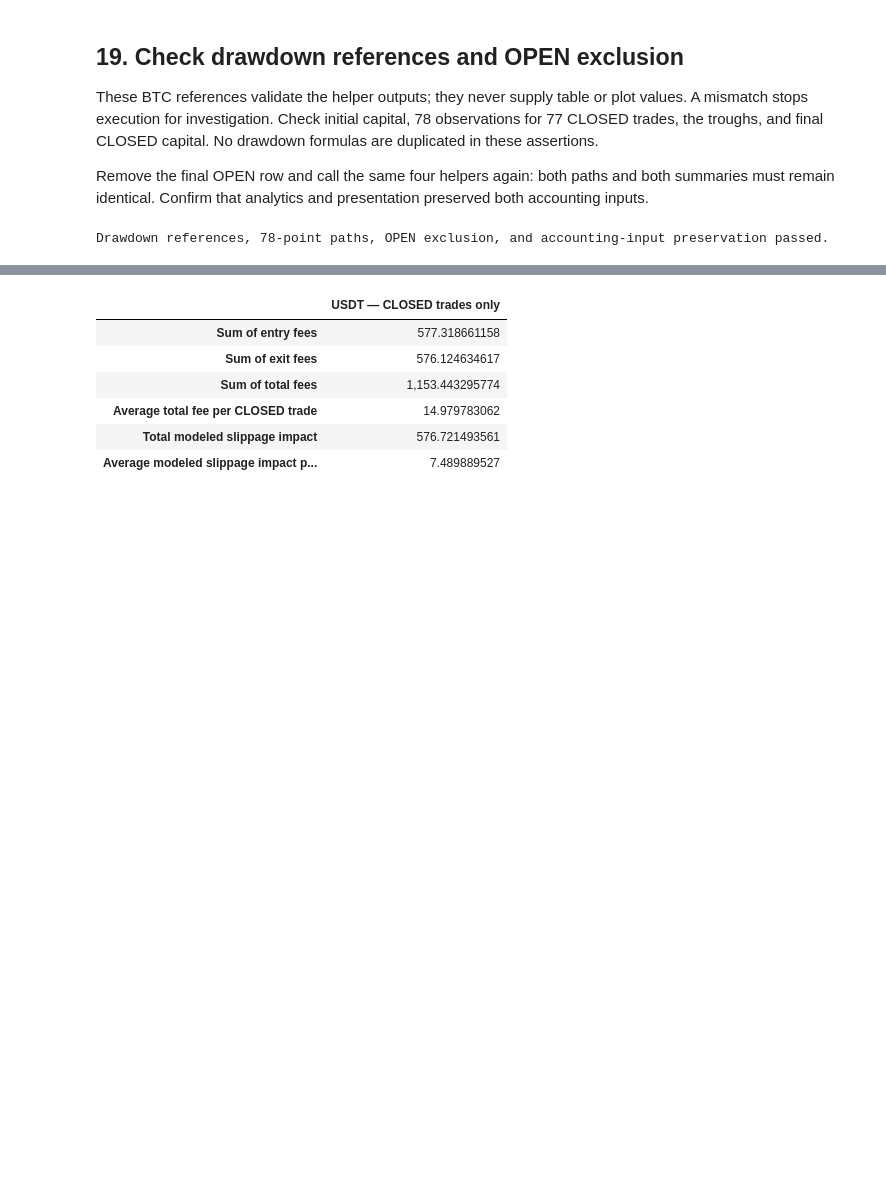
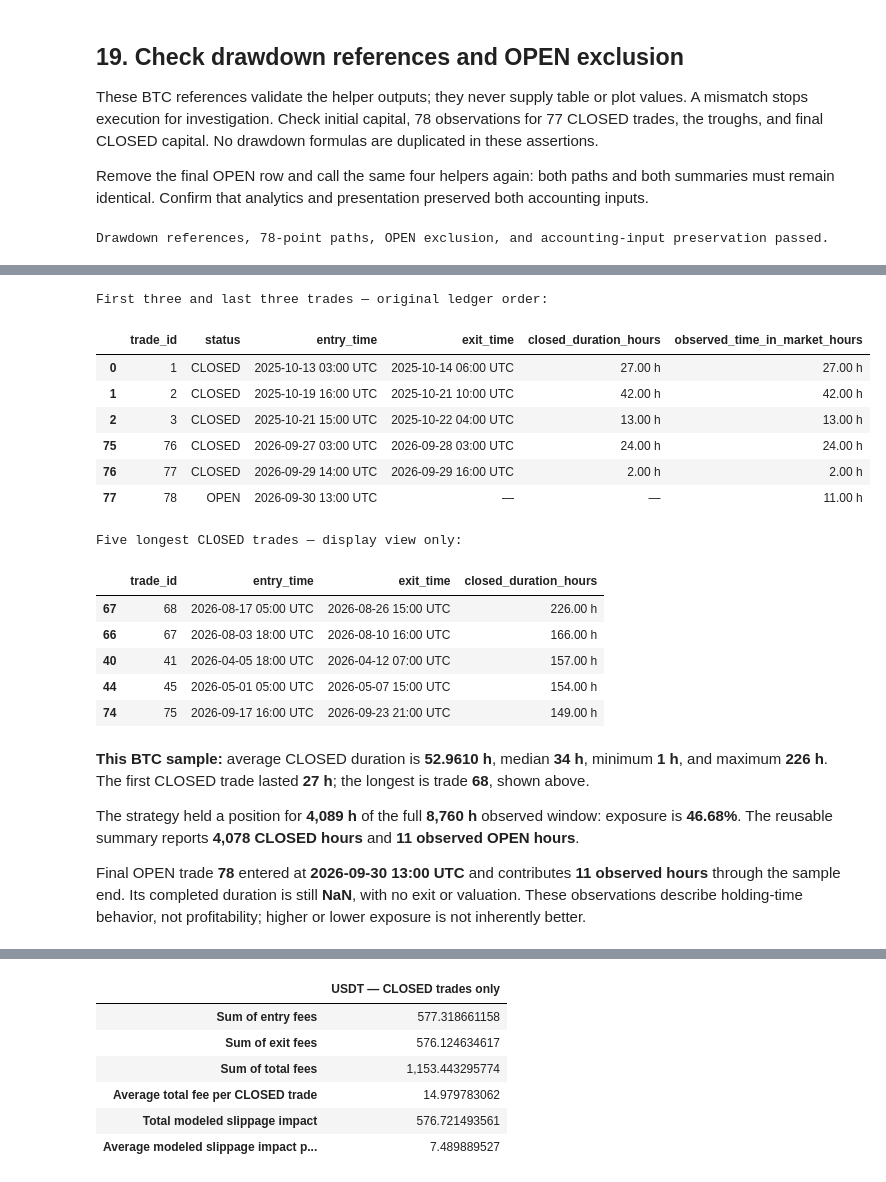
Before and after one commit to puckmandestroyer/trading-lab, a Jupyter notebook: notebooks/03_backtest_review.ipynb, the cells around one changed output, grey strips where cells are left out. Saved outputs shown, nothing was run; the diff lists cells and outputs as text; code cells hidden in the pictures; blank space fills up the shorter version.

Commit message:
Integrate Stage 5.9 trade duration and exposure into notebook

```diff
--- a/notebooks/03_backtest_review.ipynb
+++ b/notebooks/03_backtest_review.ipynb
@@ -808,0 +913,67 @@ Drawdown references, 78-point paths, OPEN exclusion, and accounting-input preser
+# %%
+time_preview = pd.concat([trade_time_breakdown.head(3), trade_time_breakdown.tail(3)])
+time_display_formats = {
+    "trade_id": "{:,.0f}",
+    "entry_time": lambda value: value.strftime("%Y-%m-%d %H:%M %Z"),
+    "exit_time": lambda value: value.strftime("%Y-%m-%d %H:%M %Z"),
+    "closed_duration_hours": "{:,.2f} h",
+    "observed_time_in_market_hours": "{:,.2f} h",
+}
+print("First three and last three trades — original ledger order:")
+display(time_preview.style.format(time_display_formats, na_rep="—"))
+
+closed_time_view = trade_time_breakdown.loc[trade_time_breakdown["status"].eq("CLOSED")]
+longest_closed_trades = closed_time_view.sort_values(
+    "closed_duration_hours", ascending=False, kind="stable",
+).head(5)[["trade_id", "entry_time", "exit_time", "closed_duration_hours"]]
+print("Five longest CLOSED trades — display view only:")
+display(longest_closed_trades.style.format(
+    {column: time_display_formats[column] for column in longest_closed_trades.columns},
+    na_rep="—",
+))
+
+time_metrics = trade_time_summary.loc["TIME"]
+first_closed_time = closed_time_view.iloc[0]
+longest_closed_time = longest_closed_trades.iloc[0]
+final_open_time = trade_time_breakdown.loc[trade_time_breakdown["status"].eq("OPEN")].iloc[0]
+display(Markdown(
+    f"**This BTC sample:** average CLOSED duration is "
+    f"**{time_metrics['average_closed_duration_hours']:.4f} h**, median "
+    f"**{time_metrics['median_closed_duration_hours']:.0f} h**, minimum "
+    f"**{time_metrics['minimum_closed_duration_hours']:.0f} h**, and maximum "
+    f"**{time_metrics['maximum_closed_duration_hours']:.0f} h**. The first CLOSED "
+    f"trade lasted **{first_closed_time['closed_duration_hours']:.0f} h**; the "
+    f"longest is trade **{int(longest_closed_time['trade_id'])}**, shown above.\n\n"
+    f"The strategy held a position for **{time_metrics['total_time_in_market_hours']:,.0f} h** "
+    f"of the full **{time_metrics['observation_window_hours']:,.0f} h** observed window: "
+    f"exposure is **{time_metrics['exposure_ratio']:.2%}**. The reusable summary "
+    f"reports **{time_metrics['total_closed_duration_hours']:,.0f} CLOSED hours** "
+    f"and **{time_metrics['open_observed_duration_hours']:.0f} observed OPEN hours**.\n\n"
+    f"Final OPEN trade **{int(final_open_time['trade_id'])}** entered at "
+    f"**{final_open_time['entry_time']:%Y-%m-%d %H:%M %Z}** and contributes "
+    f"**{final_open_time['observed_time_in_market_hours']:.0f} observed hours** "
+    "through the sample end. Its completed duration is still **NaN**, with no "
+    "exit or valuation. These observations describe holding-time behavior, "
+    "not profitability; higher or lower exposure is not inherently better."
+))
+# %% [output]
+First three and last three trades — original ledger order:
+|  | trade_id | status | entry_time | exit_time | closed_duration_hours | observed_time_in_market_hours |
+| 0 | 1 | CLOSED | 2025-10-13 03:00 UTC | 2025-10-14 06:00 UTC | 27.00 h | 27.00 h |
+| 1 | 2 | CLOSED | 2025-10-19 16:00 UTC | 2025-10-21 10:00 UTC | 42.00 h | 42.00 h |
+| 2 | 3 | CLOSED | 2025-10-21 15:00 UTC | 2025-10-22 04:00 UTC | 13.00 h | 13.00 h |
+| 75 | 76 | CLOSED | 2026-09-27 03:00 UTC | 2026-09-28 03:00 UTC | 24.00 h | 24.00 h |
+| 76 | 77 | CLOSED | 2026-09-29 14:00 UTC | 2026-09-29 16:00 UTC | 2.00 h | 2.00 h |
+| 77 | 78 | OPEN | 2026-09-30 13:00 UTC | — | — | 11.00 h |
+Five longest CLOSED trades — display view only:
+|  | trade_id | entry_time | exit_time | closed_duration_hours |
+| 67 | 68 | 2026-08-17 05:00 UTC | 2026-08-26 15:00 UTC | 226.00 h |
+| 66 | 67 | 2026-08-03 18:00 UTC | 2026-08-10 16:00 UTC | 166.00 h |
+| 40 | 41 | 2026-04-05 18:00 UTC | 2026-04-12 07:00 UTC | 157.00 h |
+| 44 | 45 | 2026-05-01 05:00 UTC | 2026-05-07 15:00 UTC | 154.00 h |
+| 74 | 75 | 2026-09-17 16:00 UTC | 2026-09-23 21:00 UTC | 149.00 h |
+**This BTC sample:** average CLOSED duration is **52.9610 h**, median **34 h**, minimum **1 h**, and maximum **226 h**. The first CLOSED trade lasted **27 h**; the longest is trade **68**, shown above.
+
+The strategy held a position for **4,089 h** of the full **8,760 h** observed window: exposure is **46.68%**. The reusable summary reports **4,078 CLOSED hours** and **11 observed OPEN hours**.
+
+Final OPEN trade **78** entered at **2026-09-30 13:00 UTC** and contributes **11 observed hours** through the sample end. Its completed duration is still **NaN**, with no exit or valuation. These observations describe holding-time behavior, not profitability; higher or lower exposure is not inherently better.
```
Also changed, not shown: parts of 15 cells of this notebook, 3 other files.
